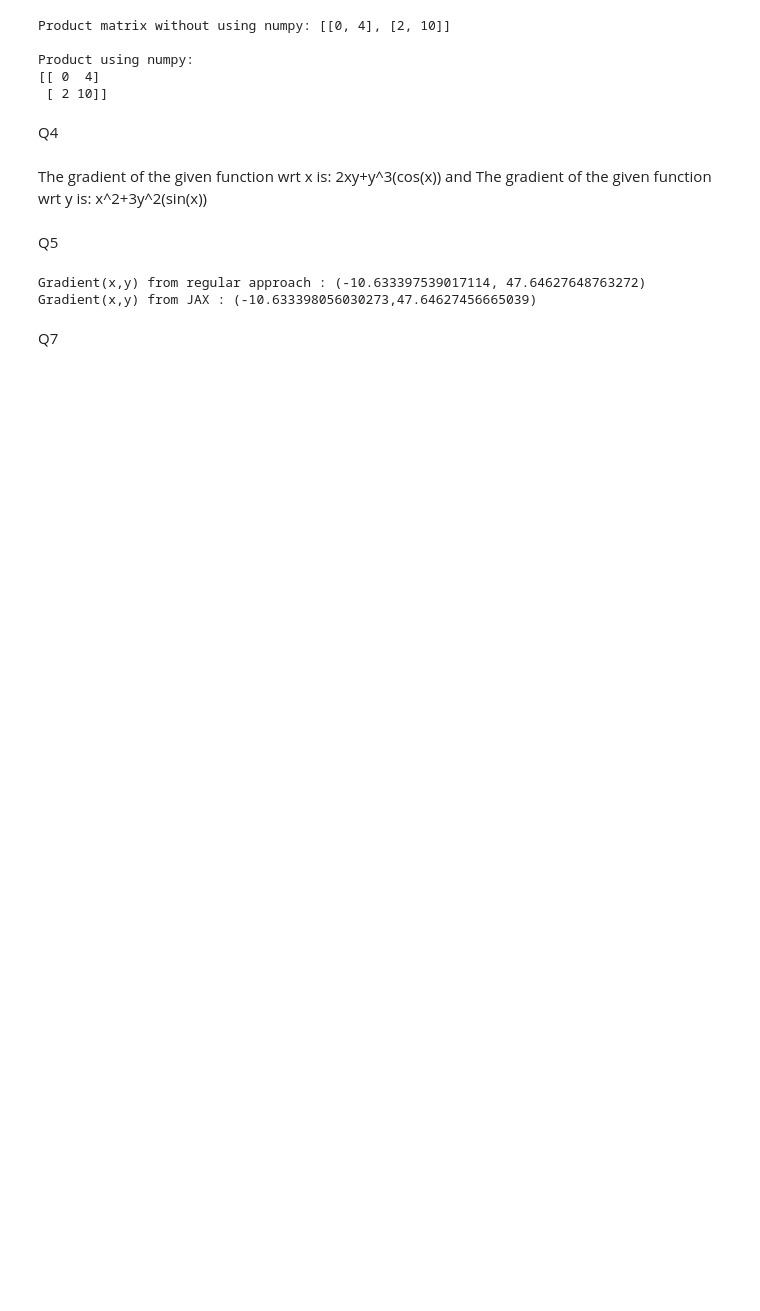
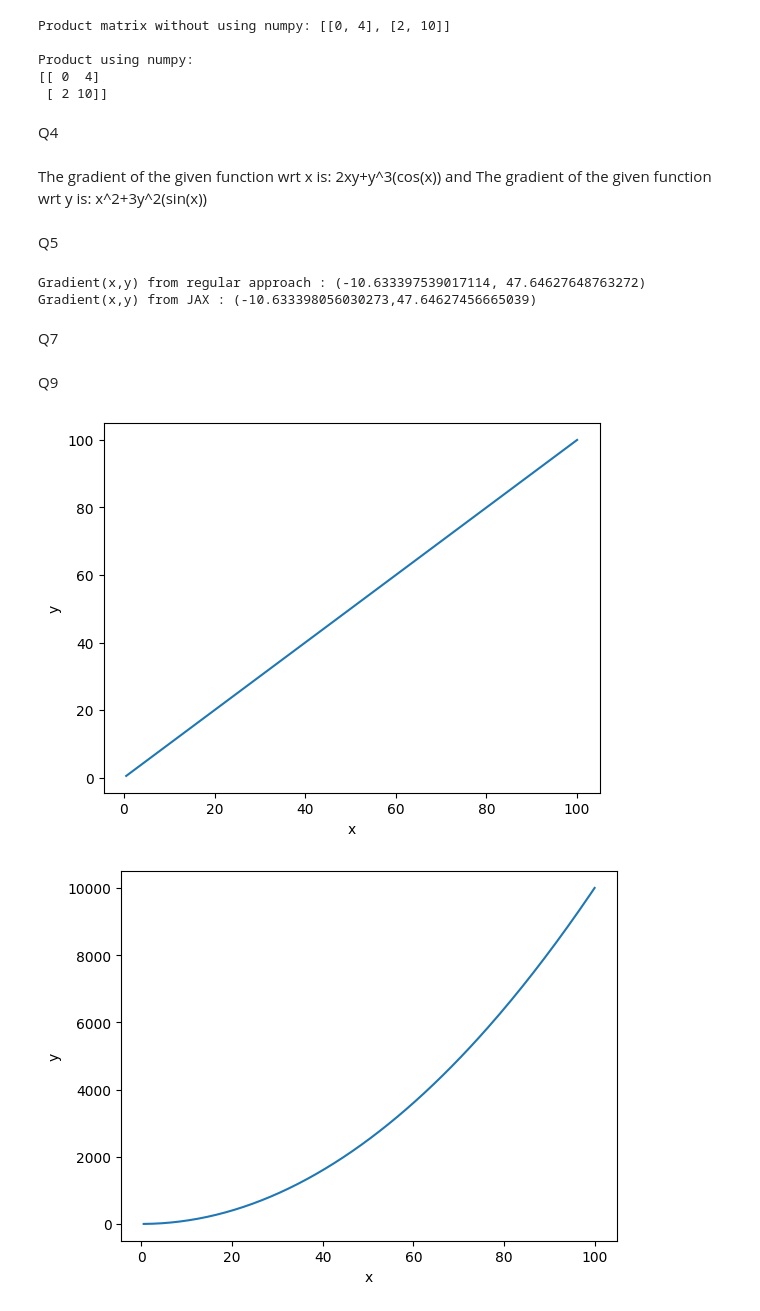
Before and after one commit to manishprasad9156/24120012_Prerequsite_test, a Jupyter notebook: Untitled.ipynb, the cells around one changed output. Saved outputs shown, nothing was run; the diff lists cells and outputs as text; code cells hidden in the pictures; blank space fills up the shorter version.

```diff
--- a/Untitled.ipynb
+++ b/Untitled.ipynb
@@ -164,3 +164,27 @@ Visiting_Student = {
     }
 
 }
+# %% [markdown]
+Q9
+# %%
+from matplotlib import pyplot as plt
+import numpy as np
+
+def plot_fn(f):
+    x = np.arange(0.5, 100.1, 0.5)
+    y = f(x)
+    plt.plot(x, y)
+    plt.xlabel("x")
+    plt.ylabel("y")
+    plt.show()
+# %%
+plot_fn(lambda x: x)
+plot_fn(lambda x: x * x)
+plot_fn(lambda x: (x * x * x) / 100)
+plot_fn(lambda x: np.sin(x))
+plot_fn(lambda x: np.sin(x) / x)
+plot_fn(lambda x: np.log(x))
+plot_fn(lambda x: np.exp(x))
+# %% [output]
+[figure, added]
+[figure, added]
```
Also changed, not shown: parts of 1 cell of this notebook.
